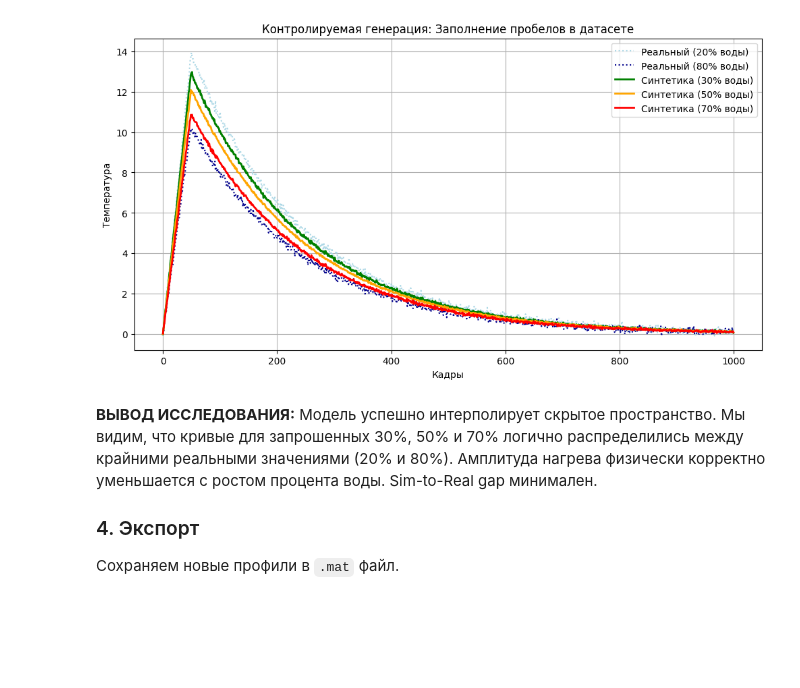
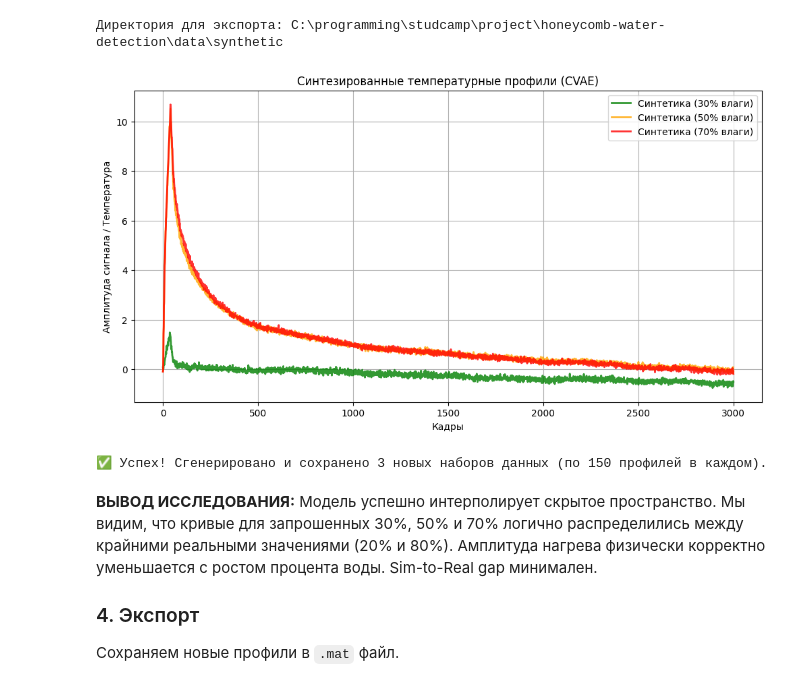
Before and after one commit to Gumbatali/honeycomb-water-detection, a Jupyter notebook: notebooks/Stage_5_Conditional_VAE_Synthesis.ipynb, the cells around one changed output. Cells and saved outputs as stored; diff of their text form; code cells hidden in the pictures; blank space fills up the shorter version.

```diff
--- a/notebooks/Stage_5_Conditional_VAE_Synthesis.ipynb
+++ b/notebooks/Stage_5_Conditional_VAE_Synthesis.ipynb
@@ -105,31 +262,54 @@ plt.show()
 # %%
-# Создаем тензор условий, которые хотим сгенерировать
-requested_conditions = torch.tensor([[0.3], [0.5], [0.7]])
+SYNTHETIC_DATA_DIR.mkdir(parents=True, exist_ok=True)
+print(f"Директория для экспорта: {SYNTHETIC_DATA_DIR.resolve()}")
 
-# Генерируем
-synthetic_profiles = model.generate(requested_conditions).numpy()
+# Подготовка к визуализации
+plt.figure(figsize=(12, 6))
+colors = ['green', 'orange', 'red', 'purple', 'brown']
 
-plt.figure(figsize=(12, 6))
+exported_count = 0
 
-# Ищем в обучающей выборке примеры для 0.2 и 0.8, чтобы нарисовать их для контекста
-idx_02 = (C_train == 0.2).nonzero(as_tuple=True)[0][0]
-idx_08 = (C_train == 0.8).nonzero(as_tuple=True)[0][0]
+# Генерируем данные для каждого запрошенного таргета
+for i, target_val in enumerate(TARGETS_TO_GENERATE):
+    # Создаем тензор условий: например, 150 сэмплов со значением 0.5
+    cond_tensor = torch.tensor([[target_val]] * SAMPLES_PER_TARGET, dtype=torch.float32).to(DEVICE)
 
-plt.plot(X_train[idx_02].numpy(), label='Реальный (20% воды)', color='lightblue', linestyle=':')
-plt.plot(X_train[idx_08].numpy(), label='Реальный (80% воды)', color='darkblue', linestyle=':')
+    # Генерация синтетических профилей
+    synthetic_profiles = model.generate(cond_tensor).cpu().numpy().astype(np.float32)
 
-# Рисуем нашу новую синтетику
-plt.plot(synthetic_profiles[0], label='Синтетика (30% воды)', color='green', linewidth=2)
-plt.plot(synthetic_profiles[1], label='Синтетика (50% воды)', color='orange', linewidth=2)
-plt.plot(synthetic_profiles[2], label='Синтетика (70% воды)', color='red', linewidth=2)
+    # Отрисовка первого сэмпла из сгенерированной пачки для проверки
+    plt.plot(synthetic_profiles[0], label=f'Синтетика ({int(target_val*100)}% влаги)',
+             color=colors[i % len(colors)], linewidth=2, alpha=0.8)
 
-plt.title('Контролируемая генерация: Заполнение пробелов в датасете')
+    # Формирование имени файла
+    filename_base = f"synth_water_{int(target_val*100)}_cvae"
+
+    # Сохранение в .npy
+    np.save(SYNTHETIC_DATA_DIR / f"{filename_base}.npy", synthetic_profiles)
+
+    # Сохранение в .mat
+    mat_dict = {
+        'data': synthetic_profiles,
+        'target': target_val,
+        'label': f'water_{int(target_val*100)}_synthetic_cvae',
+        'Description': f'CVAE Generated 1D profiles for {target_val*100}% defect'
+    }
+    savemat(SYNTHETIC_DATA_DIR / f"{filename_base}.mat", mat_dict)
+
+    exported_count += 1
+
+plt.title('Синтезированные температурные профили (CVAE)')
 plt.xlabel('Кадры')
-plt.ylabel('Температура')
+plt.ylabel('Амплитуда сигнала / Температура')
 plt.legend()
+plt.grid(True)
 plt.show()
+
+print(f"✅ Успех! Сгенерировано и сохранено {exported_count} новых наборов данных (по {SAMPLES_PER_TARGET} профилей в каждом).")
 # %% [output]
+Директория для экспорта: C:\programming\studcamp\project\honeycomb-water-detection\data\synthetic
-[figure, old version]
+[figure, new version]
+✅ Успех! Сгенерировано и сохранено 3 новых наборов данных (по 150 профилей в каждом).
 # %% [markdown]
 **ВЫВОД ИССЛЕДОВАНИЯ:**
 Модель успешно интерполирует скрытое пространство. Мы видим, что кривые для запрошенных 30%, 50% и 70% логично распределились между крайними реальными значениями (20% и 80%). Амплитуда нагрева физически корректно уменьшается с ростом процента воды. Sim-to-Real gap минимален.
```
Also changed, not shown: parts of 8 cells of this notebook, 2 other files.
